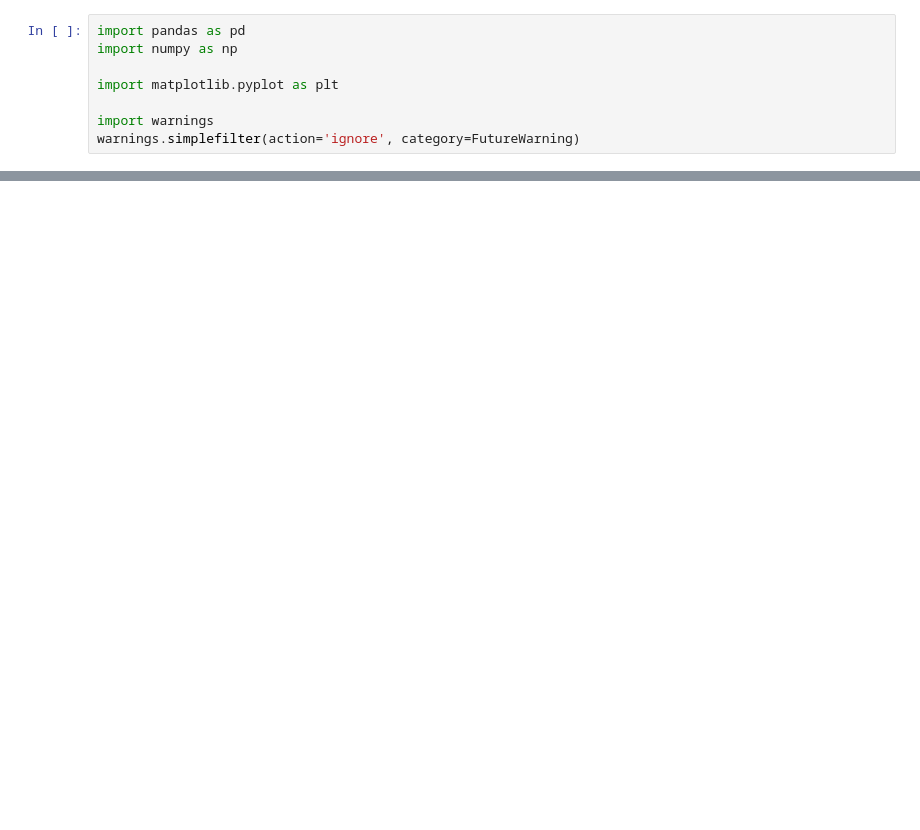
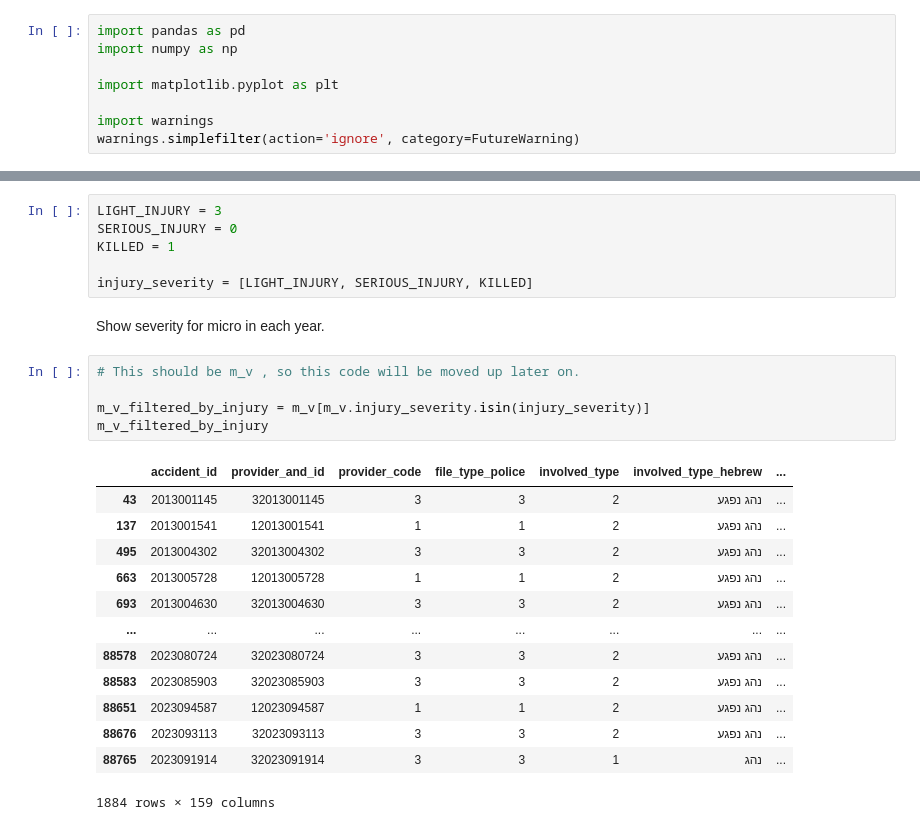
Before and after one commit to tryko/anyway, a Jupyter notebook: EDA_JER.ipynb, the cells around one changed output, grey strips where cells are left out. Cells and saved outputs as stored; diff of their text form; blank space fills up the shorter version.

```diff
--- a/EDA_JER.ipynb
+++ b/EDA_JER.ipynb
@@ -14,0 +207,27 @@ KeyError: 'accident_date'
+# %%
+LIGHT_INJURY = 3
+SERIOUS_INJURY = 0
+KILLED = 1
+
+injury_severity = [LIGHT_INJURY, SERIOUS_INJURY, KILLED]
+# %% [markdown]
+Show severity for micro in each year.
+# %%
+# This should be m_v , so this code will be moved up later on.
+
+m_v_filtered_by_injury = m_v[m_v.injury_severity.isin(injury_severity)]
+m_v_filtered_by_injury
+# %% [output]
+|  | accident_id | provider_and_id | provider_code | file_type_police | involved_type | involved_type_hebrew | ... |
+| 43 | 2013001145 | 32013001145 | 3 | 3 | 2 | נהג נפגע | ... |
+| 137 | 2013001541 | 12013001541 | 1 | 1 | 2 | נהג נפגע | ... |
+| 495 | 2013004302 | 32013004302 | 3 | 3 | 2 | נהג נפגע | ... |
+| 663 | 2013005728 | 12013005728 | 1 | 1 | 2 | נהג נפגע | ... |
+| 693 | 2013004630 | 32013004630 | 3 | 3 | 2 | נהג נפגע | ... |
+| ... | ... | ... | ... | ... | ... | ... | ... |
+| 88578 | 2023080724 | 32023080724 | 3 | 3 | 2 | נהג נפגע | ... |
+| 88583 | 2023085903 | 32023085903 | 3 | 3 | 2 | נהג נפגע | ... |
+| 88651 | 2023094587 | 12023094587 | 1 | 1 | 2 | נהג נפגע | ... |
+| 88676 | 2023093113 | 32023093113 | 3 | 3 | 2 | נהג נפגע | ... |
+| 88765 | 2023091914 | 32023091914 | 3 | 3 | 1 | נהג | ... |
+1884 rows × 159 columns
```
Also changed, not shown: parts of 20 cells of this notebook.
